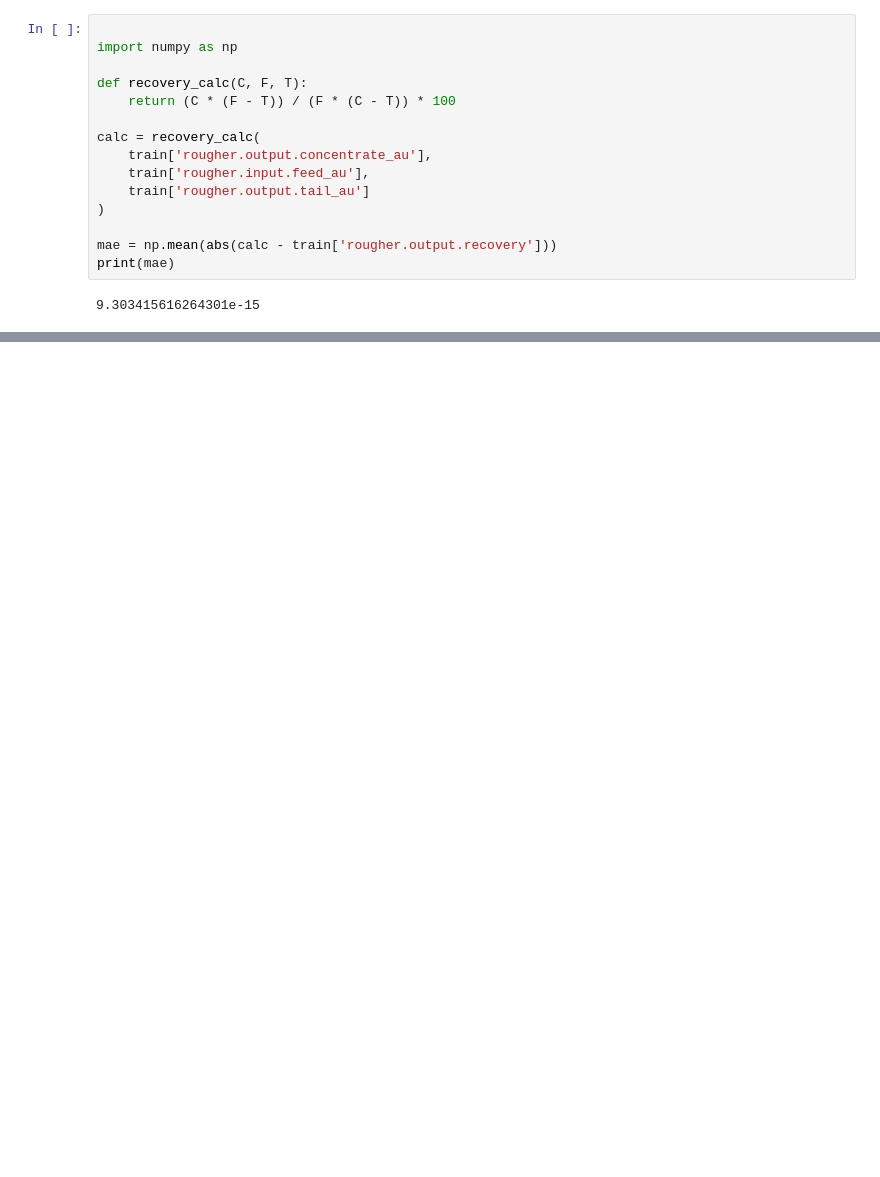
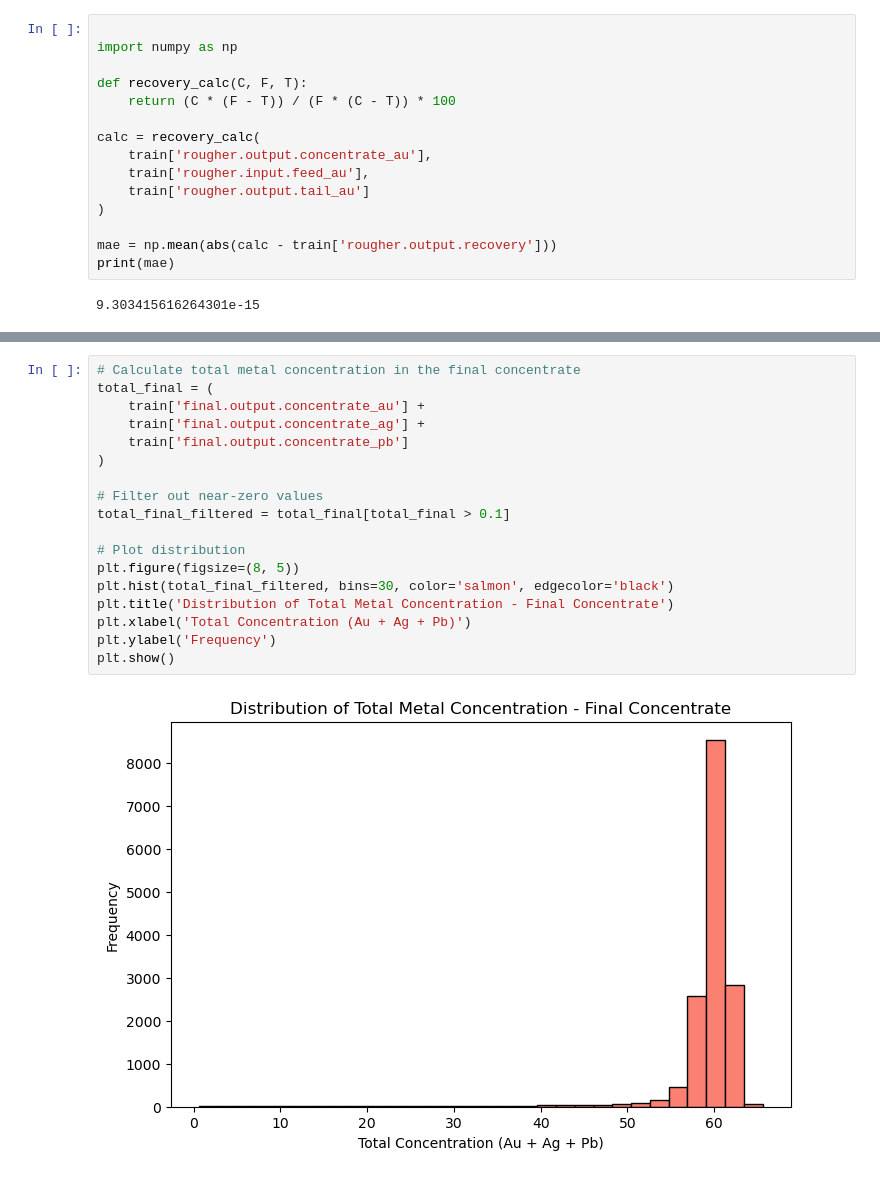
Before and after one commit to JuanPuentes25/gold-recovery-ml-pipeline, a Jupyter notebook: gold-recovery-prediction.ipynb, the cells around one changed output, grey strips where cells are left out. Cells and saved outputs as stored; diff of their text form; blank space fills up the shorter version.

```diff
--- a/gold-recovery-prediction.ipynb
+++ b/gold-recovery-prediction.ipynb
@@ -459,0 +130,20 @@ En resumen, el modelo proporciona predicciones útiles para monitorear y control
+# %%
+# Calculate total metal concentration in the final concentrate
+total_final = (
+    train['final.output.concentrate_au'] +
+    train['final.output.concentrate_ag'] +
+    train['final.output.concentrate_pb']
+)
+
+# Filter out near-zero values
+total_final_filtered = total_final[total_final > 0.1]
+
+# Plot distribution
+plt.figure(figsize=(8, 5))
+plt.hist(total_final_filtered, bins=30, color='salmon', edgecolor='black')
+plt.title('Distribution of Total Metal Concentration - Final Concentrate')
+plt.xlabel('Total Concentration (Au + Ag + Pb)')
+plt.ylabel('Frequency')
+plt.show()
+# %% [output]
+[figure, added]
```
Also changed, not shown: parts of 49 cells of this notebook.
